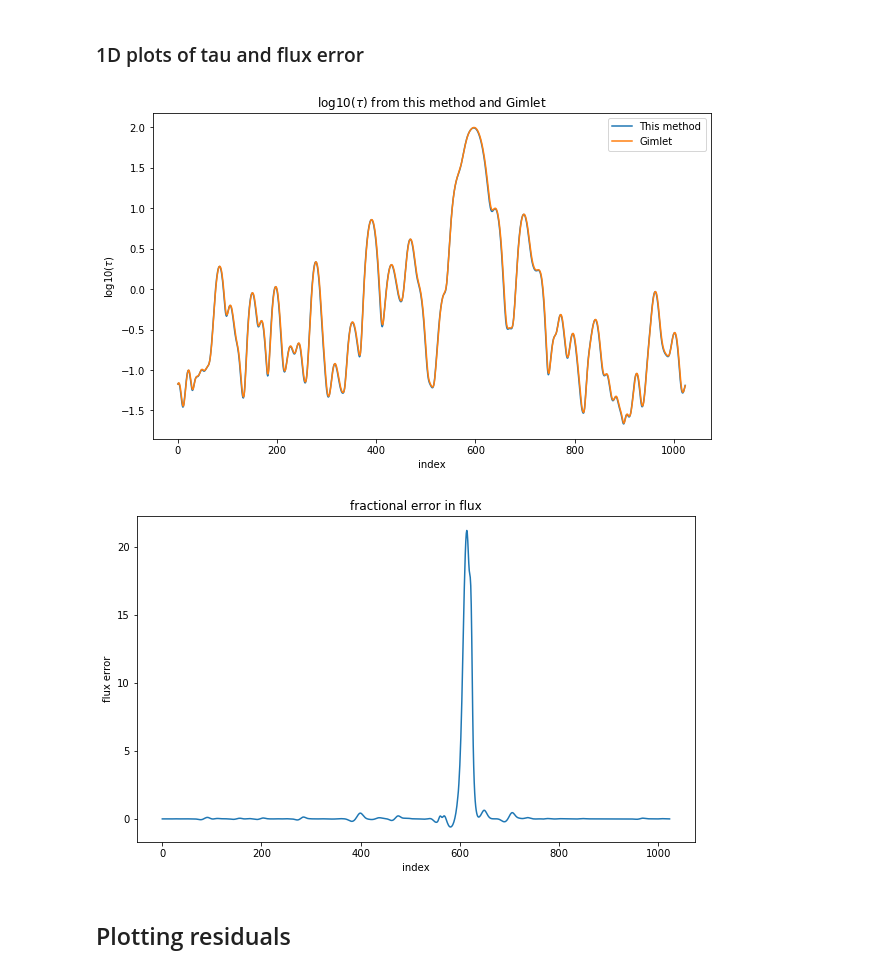
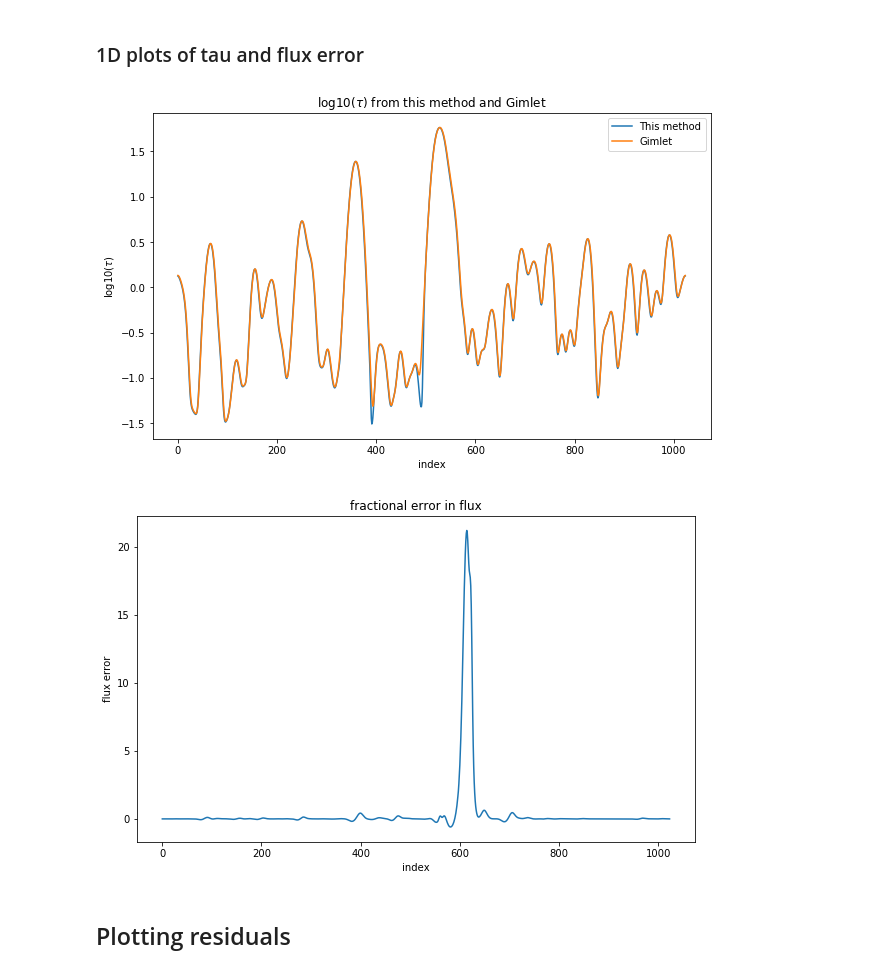
Before and after one commit to Jupiter1994/lya-tf, a Jupyter notebook: lya_fields/plot_fields.ipynb, the cells around one changed output. Cells and saved outputs as stored; diff of their text form; code cells hidden in the pictures.

```diff
--- a/lya_fields/plot_fields.ipynb
+++ b/lya_fields/plot_fields.ipynb
@@ -11,7 +11,7 @@ import tensorflow as tf
 sim_path = "../../../../../cscratch1/sd/jupiter/sim2_z3_FGPA_cgs.h5"
 
 # dimensions of each tf-derived field
-shape = [2, 2, 1024]
+shape = [1, 1024, 1024]
 # string representing the subsection's dimensions, e.g. '4x4x4'
 dims_str = str(shape[0]) + 'x' + str(shape[1]) + 'x' + str(shape[2])
 
@@ -53,2 +56,11 @@ vel = h5_sim['native_fields']['velocity_z'][inds]
+# %%
+import matplotlib.pylab as pylab
+
+params = {'legend.fontsize': 'x-large',
+         'axes.labelsize': 'x-large',
+         'axes.titlesize': 20,
+         'xtick.labelsize':'x-large',
+         'ytick.labelsize':'x-large'}
+pylab.rcParams.update(params)
 # %%
 # plot the six slices
@@ -147,31 +161,31 @@ plt.show()
 ### 1D plots of tau and flux error
 # %%
 # take one skewer
-skew_inds = (0, slice(0, shape[2]))
+skew_inds = (100, slice(0, shape[2]))
 
 plt.figure(figsize=(10,6))
 plt.plot(range(1024), np.log10(treal[skew_inds]), label='This method')
 #plt.plot(range(1024), np.log10(treal[1,:]), label='This method (different skewer)')
 plt.plot(range(1024), np.log10(treal_g[skew_inds]), label='Gimlet')
 
 plt.title(r'log10($\tau$) from this method and Gimlet')
 plt.xlabel('index')
 plt.ylabel(r'log10($\tau$)')
 plt.legend()
 plt.show()
 
 # fractional error in flux
 flux_error = (np.exp(-treal)-np.exp(-treal_g)) / np.exp(-treal_g)
 plt.figure(figsize=(10,6))
 plt.plot(range(1024), flux_error[0,:])
 
 plt.title('fractional error in flux')
 plt.xlabel('index')
 plt.ylabel('flux error')
 #plt.legend()
 plt.show()
 # %% [output]
-[figure, old version]
+[figure, new version]
 [figure]
 # %% [markdown]
 ## Plotting residuals
```
Also changed, not shown: parts of 4 cells of this notebook, 6 other files.
